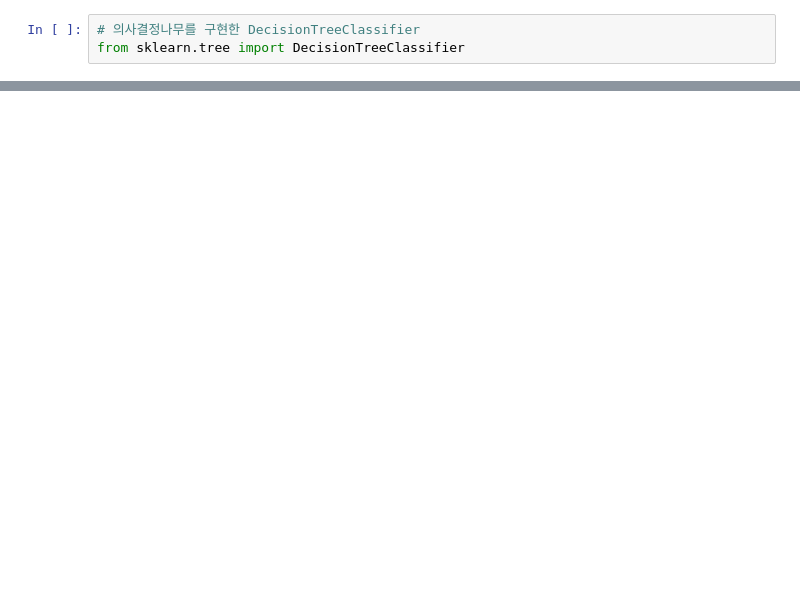
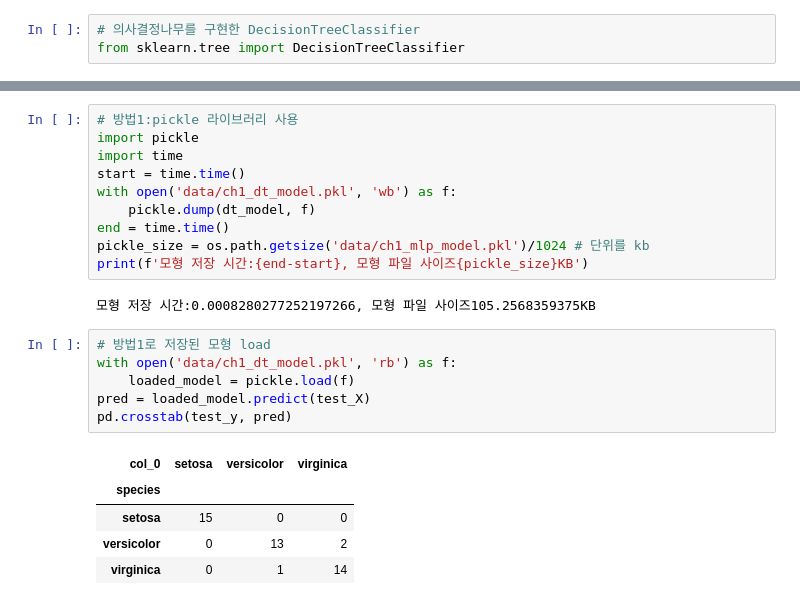
Before and after one commit to hora4444/ai, a Jupyter notebook: source/09_MachineLearning/ch01_머신러닝시작하기.ipynb, the cells around one changed output, grey strips where cells are left out. Cells and saved outputs as stored; diff of their text form; blank space fills up the shorter version.

```diff
--- a/source/09_MachineLearning/ch01_머신러닝시작하기.ipynb
+++ b/source/09_MachineLearning/ch01_머신러닝시작하기.ipynb
@@ -847,0 +921,24 @@ from sklearn.tree import DecisionTreeClassifier
+# %%
+# 방법1:pickle 라이브러리 사용
+import pickle
+import time
+start = time.time()
+with open('data/ch1_dt_model.pkl', 'wb') as f:
+    pickle.dump(dt_model, f)
+end = time.time()
+pickle_size = os.path.getsize('data/ch1_mlp_model.pkl')/1024 # 단위를 kb
+print(f'모형 저장 시간:{end-start}, 모형 파일 사이즈{pickle_size}KB')
+# %% [output]
+모형 저장 시간:0.0008280277252197266, 모형 파일 사이즈105.2568359375KB
+# %%
+# 방법1로 저장된 모형 load
+with open('data/ch1_dt_model.pkl', 'rb') as f:
+    loaded_model = pickle.load(f)
+pred = loaded_model.predict(test_X)
+pd.crosstab(test_y, pred)
+# %% [output]
+| col_0 | setosa | versicolor | virginica |
+| species |  |  |  |
+| setosa | 15 | 0 | 0 |
+| versicolor | 0 | 13 | 2 |
+| virginica | 0 | 1 | 14 |
```
Also changed, not shown: parts of 18 cells of this notebook, 8 other files.
